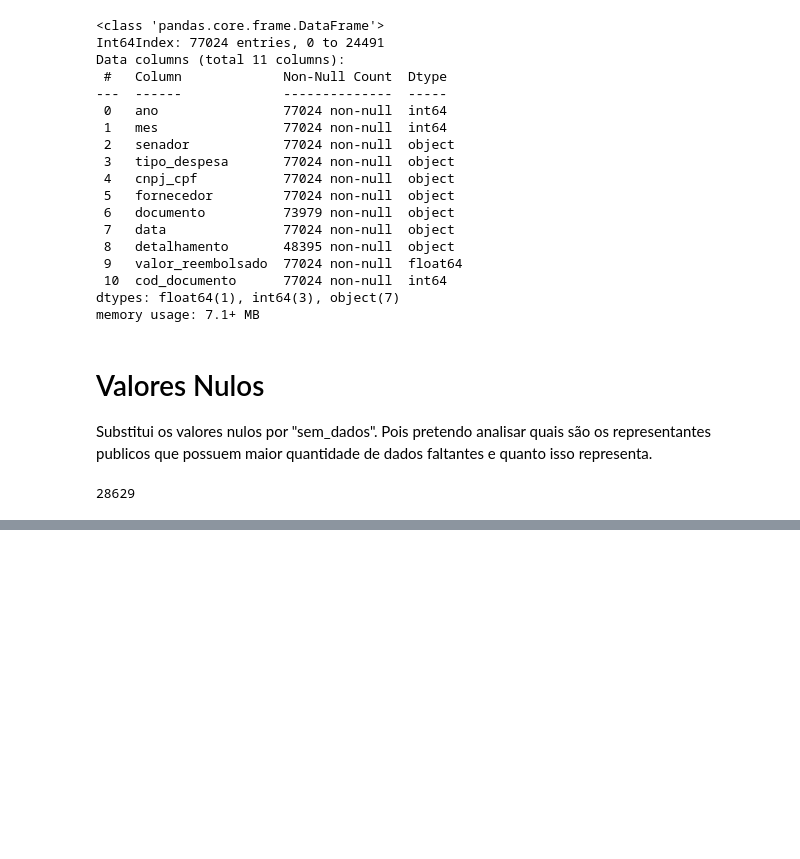
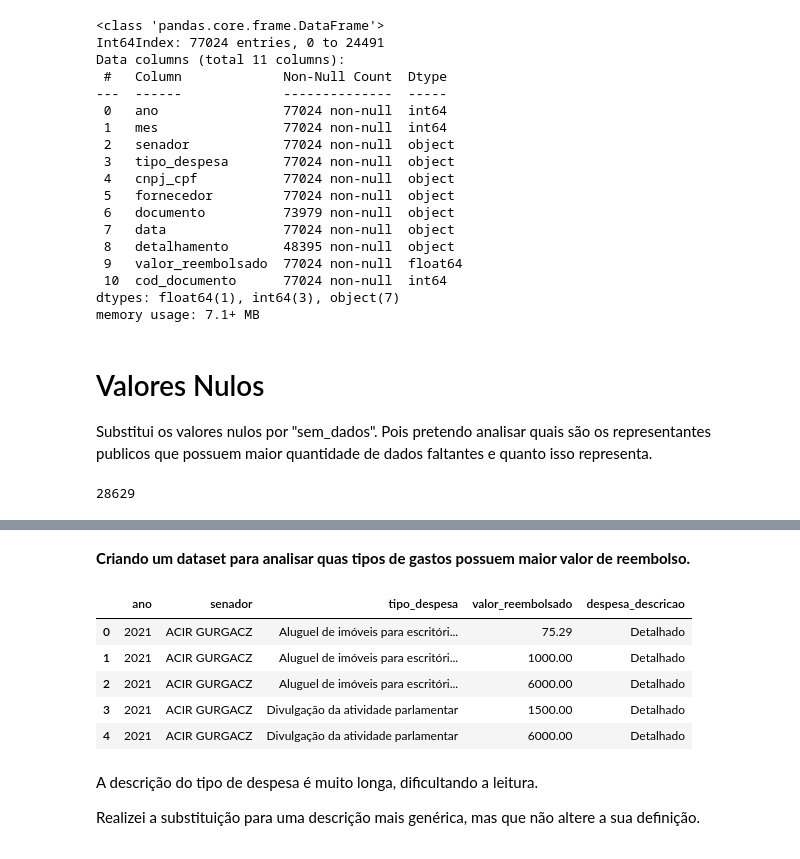
Before and after one commit to rodrigo-fernandes092/despesas_ceaps, a Jupyter notebook: Despesas_Ceaps_2022_2018.ipynb, the cells around one changed output, grey strips where cells are left out. Drawn from its saved outputs; the diff is of its cells as text; code cells hidden in the pictures; blank space fills up the shorter version.

```diff
--- a/Despesas_Ceaps_2022_2018.ipynb
+++ b/Despesas_Ceaps_2022_2018.ipynb
@@ -271,0 +260,18 @@ plt.show();
+# %% [markdown]
+**Criando um dataset para analisar quas tipos de gastos possuem maior valor de reembolso.**
+# %%
+desp_cat = ceaps
+
+desp_cat = desp_cat.drop(columns=(['mes',  'cnpj_cpf', 'fornecedor',
+       'documento', 'data', 'detalhamento','cod_documento']), axis=1)
+desp_cat.head()
+# %% [output]
+|  | ano | senador | tipo_despesa | valor_reembolsado | despesa_descricao |
+| 0 | 2021 | ACIR GURGACZ | Aluguel de imóveis para escritóri... | 75.29 | Detalhado |
+| 1 | 2021 | ACIR GURGACZ | Aluguel de imóveis para escritóri... | 1000.00 | Detalhado |
+| 2 | 2021 | ACIR GURGACZ | Aluguel de imóveis para escritóri... | 6000.00 | Detalhado |
+| 3 | 2021 | ACIR GURGACZ | Divulgação da atividade parlamentar | 1500.00 | Detalhado |
+| 4 | 2021 | ACIR GURGACZ | Divulgação da atividade parlamentar | 6000.00 | Detalhado |
+# %% [markdown]
+A descrição do tipo de despesa é muito longa, dificultando a leitura. <p>
+Realizei a substituição para uma descrição mais genérica, mas que não altere a sua definição.
```
Also changed, not shown: parts of 10 cells of this notebook.
